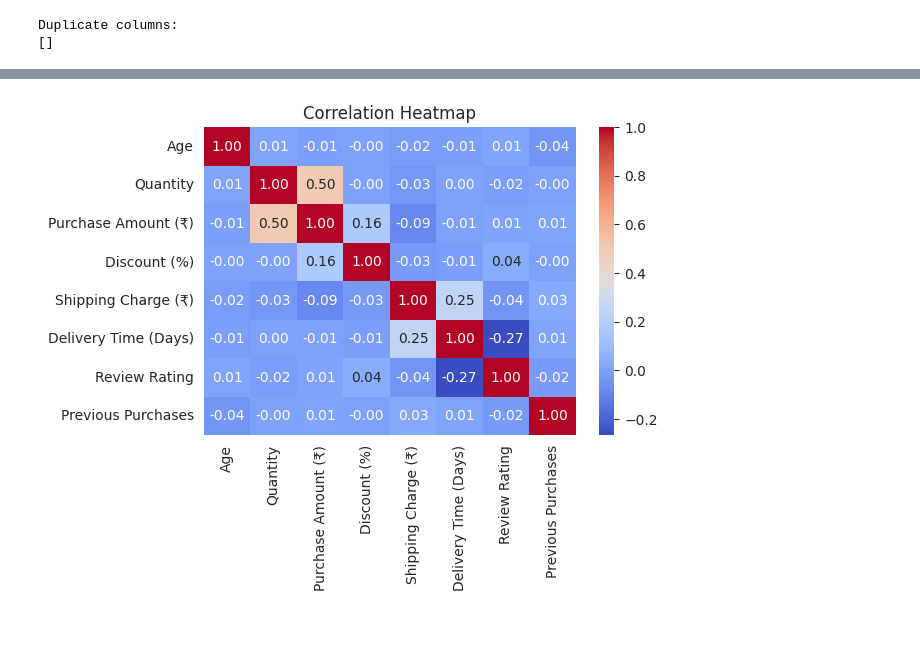
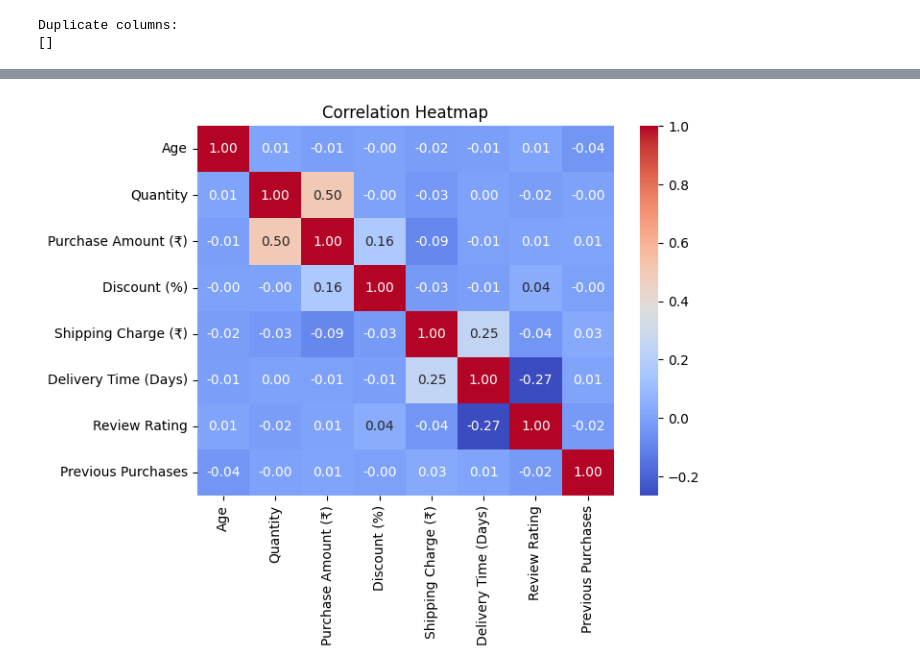
Before and after one commit to barkathunisa17/Ecommerce_Customer_Segmentation_Project, a Jupyter notebook: Ecommerce_Customer_Segmentation_DataProcessing.ipynb, the cells around one changed output, grey strips where cells are left out. Cells and saved outputs as stored; diff of their text form; code cells hidden in the pictures; blank space fills up the shorter version.

```diff
--- a/Ecommerce_Customer_Segmentation_DataProcessing.ipynb
+++ b/Ecommerce_Customer_Segmentation_DataProcessing.ipynb
@@ -11,5 +6,5 @@ print(os.listdir())
 # %%
-df = pd.read_csv('/customer_shopping_behavior.csv')
+df = pd.read_csv('/DataSet.csv')
 df.head()
 # %% [output]
 |  | Transaction ID | Customer ID | Purchase Date | Age | Gender | Location | Online/Offline | Online Store | ... |
@@ -110,0 +86,13 @@ for col in categorical_cols:
+# %%
+# Convert Purchase Date to datetime format
+df_clean['Purchase Date'] = pd.to_datetime(
+    df_clean['Purchase Date'],
+
+)
+
+df_clean['Online Store'] = df_clean['Online Store'].fillna('Not Applicable')
+df_clean['Delivery Speed'] = df_clean['Delivery Speed'].fillna('Not Applicable')
+df_clean['Festival/Sale'] = df_clean['Festival/Sale'].fillna('No Sale')
+df_clean['Size'] = df_clean['Size'].fillna('Not Applicable')
+
+df_clean.isnull().sum()
@@ -222,19 +229,7 @@ Correlation with Purchase Amount:
 dtype: float64
 # %%
-# Set visualization style
-sns.set_style("darkgrid")
-
-# Create figure
 plt.figure(figsize=(8, 5))
-
-# Histogram of Purchase Amount
-sns.histplot(
-    df_clean['Purchase Amount (₹)'],
-    bins=30,
-    kde=True,
-    color='steelblue'
-)
-
+sns.histplot(df_clean['Purchase Amount (₹)'], bins=30, kde=True, color='steelblue')
 plt.title('Distribution of Purchase Amount')
 plt.xlabel('Purchase Amount (₹)')
 plt.ylabel('Number of Customers')
@@ -257,16 +246,7 @@ plt.show()
 # %%
-plt.figure(figsize=(6, 4))
-
-correlation_matrix = df_clean[numeric_cols].corr()
-
-sns.heatmap(
-    correlation_matrix,
-    annot=True,
-    cmap='coolwarm',
-    fmt='.2f'
-)
-
+plt.figure(figsize=(7, 5))
+sns.heatmap(correlation, annot=True, cmap='coolwarm', fmt='.2f')
 plt.title('Correlation Heatmap')
 plt.show()
 # %% [output]
-[figure, old version]
+[figure, new version]
```
Also changed, not shown: parts of 23 cells of this notebook.
